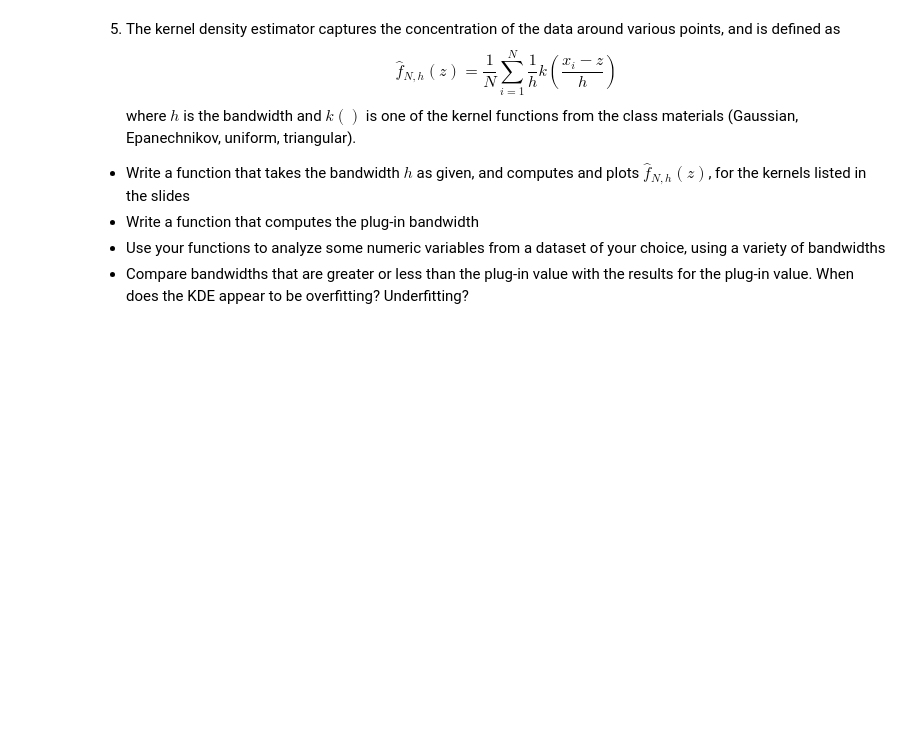
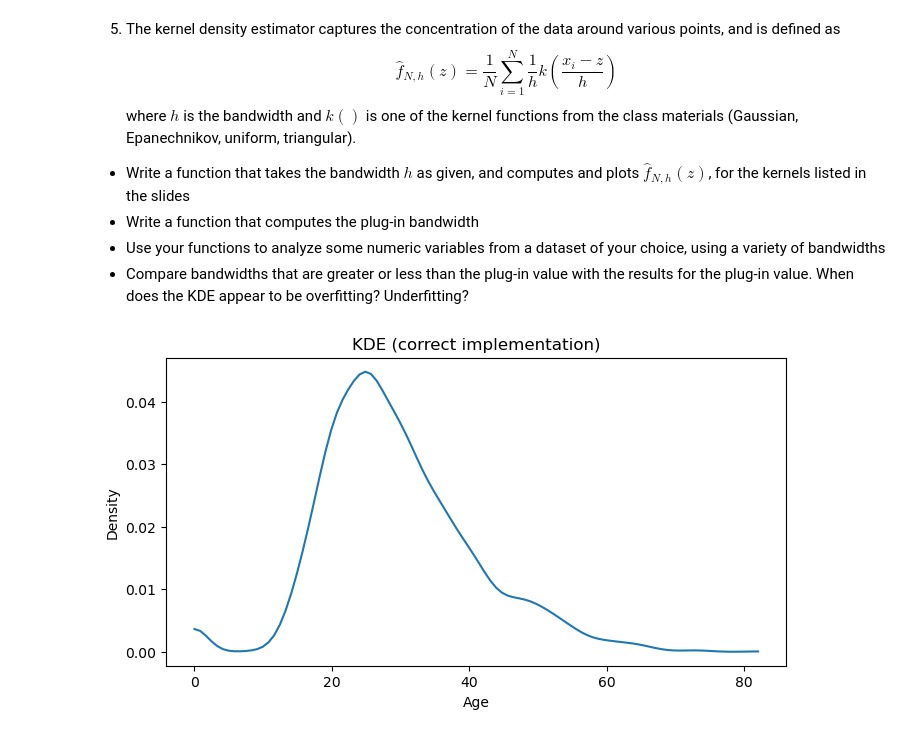
Before and after one commit to rde6mn/DS5030-Assignment2, a Jupyter notebook: assignment_2.ipynb, the cells around one changed output. Saved outputs shown, nothing was run; the diff lists cells and outputs as text; code cells hidden in the pictures; blank space fills up the shorter version.

Commit message:
add summation to function when appending

```diff
--- a/assignment_2.ipynb
+++ b/assignment_2.ipynb
@@ -286,24 +286,51 @@ where $h$ is the bandwidth and $k()$ is one of the kernel functions from the cla
 # %%
 def kde(x, h, kernel = "guassian"):
     N=len(x)
-    z = np.sort(np.unique(x))
+    z = np.linspace(x.min(), x.max(), 100)
     kde_vals = []
     for z_val in z:
+        z_val = (x - z_val) / h
         if kernel == "guassian":
-            kern_val = (1/np.sqrt(2*pi)) * np.exp(-0.5*(z_val**2/h))
-            kde_vals.append(kern_val)
+            kern_val = (1/np.sqrt(2*np.pi)) * np.exp(-0.5*(z_val**2/h))
+            kde_vals.append(np.sum(kern_val) / (N * h))
         elif kernel == "epanechnikov":
             kern_val = 0.75 * (1 - z_val**2) * (np.abs(z_val) <= 1)
-            kde_vals.append(kern_val)
+            kde_vals.append(np.sum(kern_val)/(N * h))
         elif kernel == "uniform":
             kern_val = 0.5 * (np.abs(z_val) <= 1)
-            kde_vals.append(kern_val)
+            kde_vals.append(np.sum(kern_val)/(N * h))
         elif kernel == "triangular":
             kern_val = (1 - np.abs(z_val)) * (np.abs(z_val) <= 1)
-            kde_vals.append(kern_val)
+            kde_vals.append(np.sum(kern_val)/(N * h))
         else:
             return "enter valid kernel (all lower-case)"
     return kde_vals
+# %%
+def kde(X, h, z, kernel="gaussian"):
+    def gaussian_kernel(u):
+        return np.exp(-0.5 * u**2) / np.sqrt(2 * np.pi)
+    kernels = {"gaussian": gaussian_kernel}
+    k = kernels[kernel]
+    N = X.size
+    kde_vals = []
+    for zi in z:
+        u = (X - zi) / h
+        kde_vals.append(np.sum(k(u)) / (N * h))
+    return kde_vals
+
+X = df['age'].dropna().values
+z = np.linspace(X.min(), X.max(), 100)
+h = 2
+kde_vals = kde(X, h, z, kernel="gaussian")
+
+plt.figure(figsize=(8, 4))
+plt.plot(z, kde_vals)
+plt.title('KDE (correct implementation)')
+plt.xlabel('Age')
+plt.ylabel('Density')
+plt.show()
+# %% [output]
+[figure, added]
 # %%
 import matplotlib.pyplot as plt
 
```
Also changed, not shown: parts of 3 cells of this notebook.
